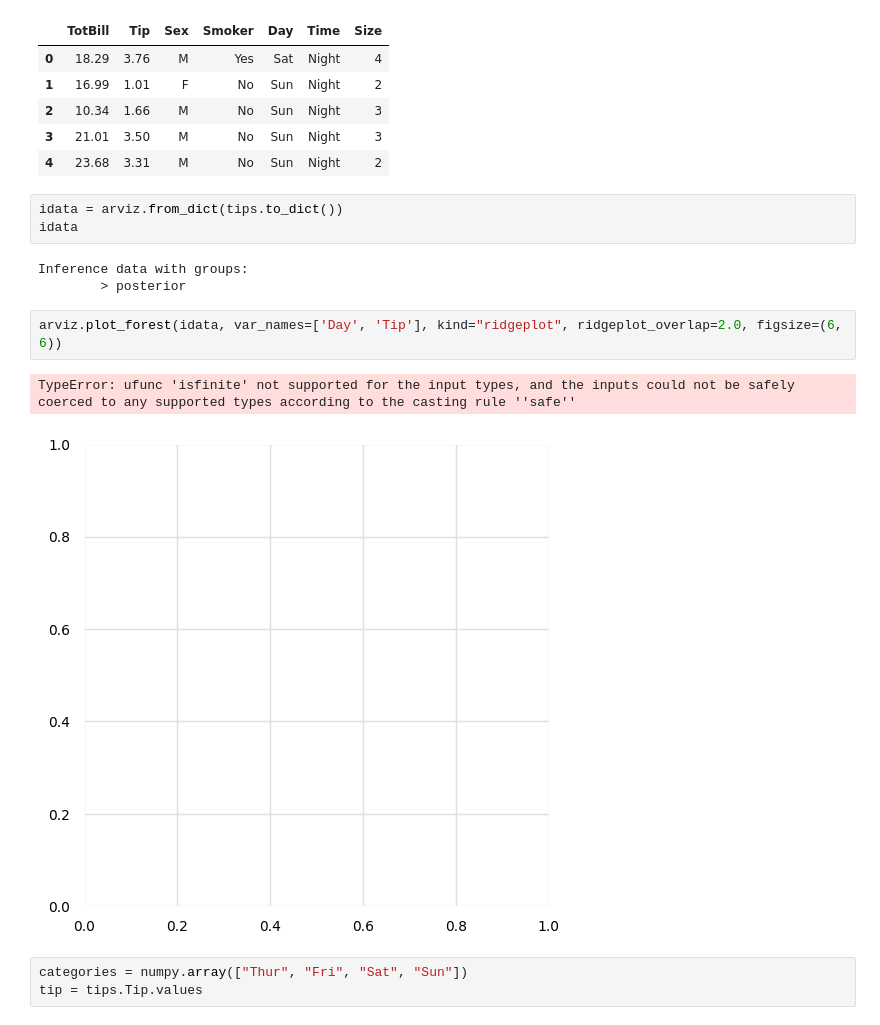
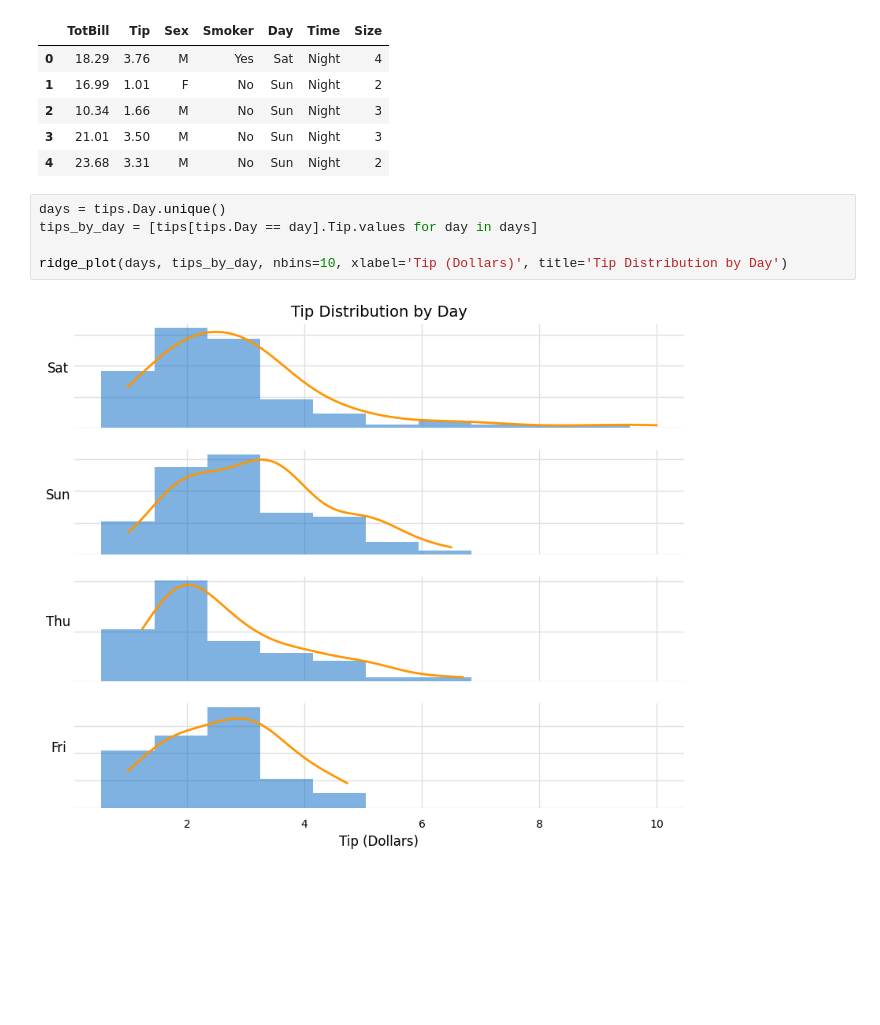
Before and after one commit to glyfish/PyMC, a Jupyter notebook: notebooks/Baysian Analysis with Python/ch2_groups_comparison.ipynb, the cells around one changed output. Saved outputs shown, nothing was run; the diff lists cells and outputs as text; blank space fills up the shorter version.

Commit message:
finished ridge plot

```diff
--- a/notebooks/Baysian Analysis with Python/ch2_groups_comparison.ipynb
+++ b/notebooks/Baysian Analysis with Python/ch2_groups_comparison.ipynb
@@ -30,17 +30,10 @@ tips.head()
 | 2 | 10.34 | 1.66 | M | No | Sun | Night | 3 |
 | 3 | 21.01 | 3.50 | M | No | Sun | Night | 3 |
 | 4 | 23.68 | 3.31 | M | No | Sun | Night | 2 |
-# %%
-idata = arviz.from_dict(tips.to_dict())
-idata
-# %% [output]
-Inference data with groups:
-        > posterior
-# %%
-arviz.plot_forest(idata, var_names=['Day', 'Tip'], kind="ridgeplot", ridgeplot_overlap=2.0, figsize=(6, 6))
-# %% [output]
-TypeError: ufunc 'isfinite' not supported for the input types, and the inputs could not be safely coerced to any supported types according to the casting rule ''safe''
-[figure, removed]
-# %%
-categories = numpy.array(["Thur", "Fri", "Sat", "Sun"])
-tip = tips.Tip.values
+# %%
+days = tips.Day.unique()
+tips_by_day = [tips[tips.Day == day].Tip.values for day in days]
+
+ridge_plot(days, tips_by_day, nbins=10, xlabel='Tip (Dollars)', title='Tip Distribution by Day')
+# %% [output]
+[figure, added]
```
Also changed, not shown: parts of 1 cell of this notebook, 6 other files.
